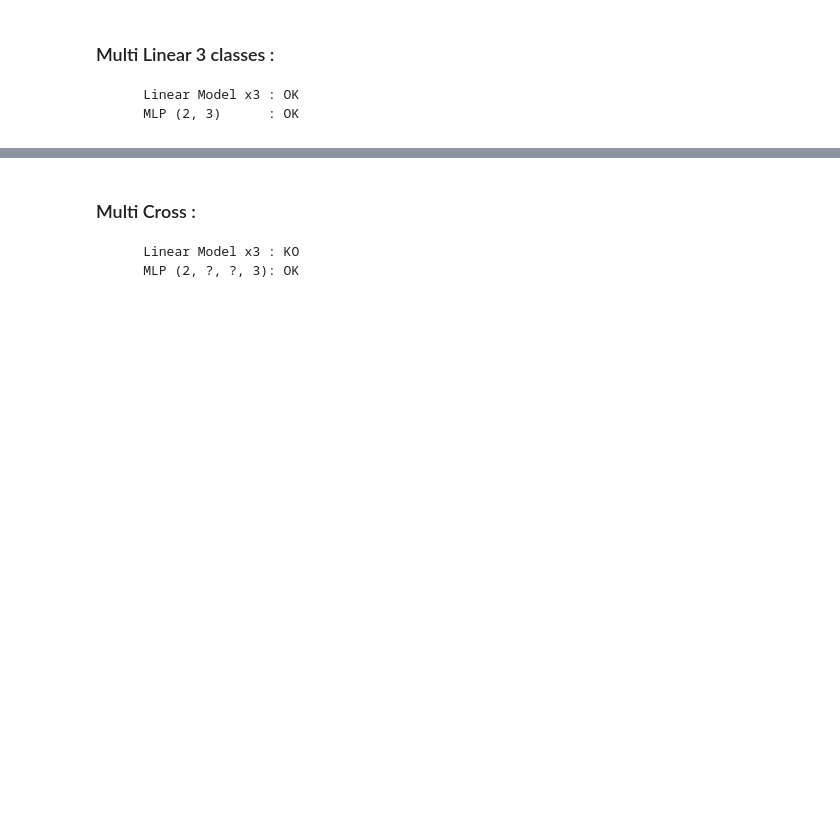
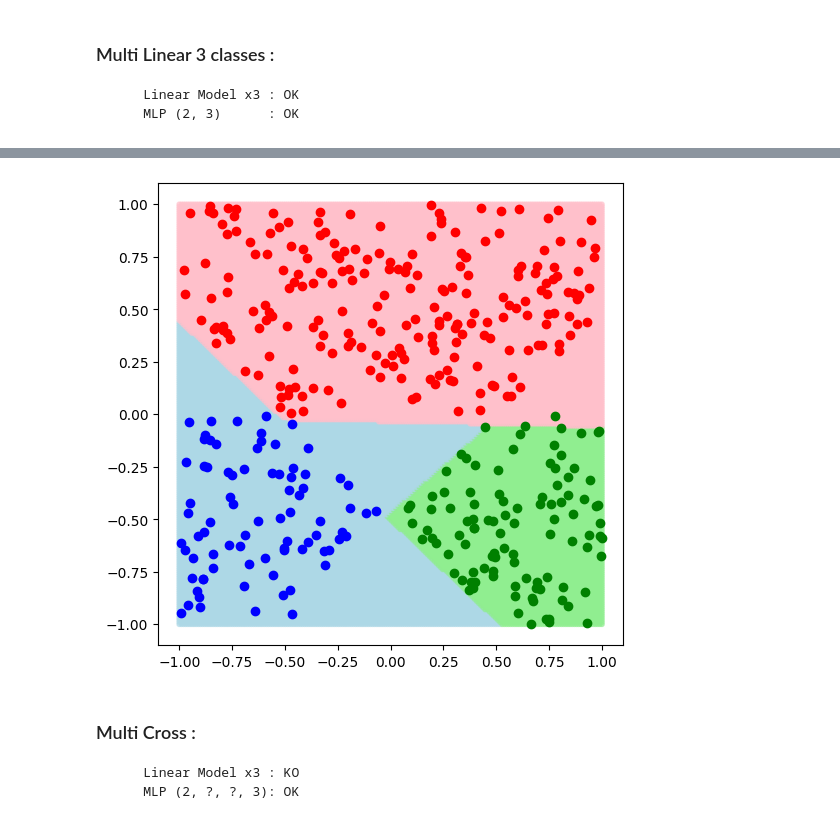
Before and after one commit to xaxam2001/Snake, a Jupyter notebook: python-test-folder/[Notebook] Cas de tests.ipynb, the cells around one changed output, grey strips where cells are left out. Drawn from its saved outputs; the diff is of its cells as text; code cells hidden in the pictures; blank space fills up the shorter version.

```diff
--- a/python-test-folder/[Notebook] Cas de tests.ipynb
+++ b/python-test-folder/[Notebook] Cas de tests.ipynb
@@ -309,3 +335,34 @@ plt.clf()
+# %%
+# Create grid points using meshgrid
+x1 = np.linspace(-1, 1, 200)
+x2 = np.linspace(-1, 1, 200)
+X1, X2 = np.meshgrid(x1, x2)
+X_bg = np.column_stack((X1.ravel(), X2.ravel()))  # shape (N, 2)
+
+# Get predictions (scores) from each perceptron model
+scores = [model.predict_batch(X_bg) for model in models]  # each shape (N, 1)
+scores = np.hstack(scores)  # shape (N, 3)
+
+# Pick the class with the highest score
+preds = np.argmax(scores, axis=1)
+
+# Define colors for 3 classes
+color_map = np.array(['lightblue', 'pink', 'lightgreen'])
+colors = color_map[preds]
+
+# Plot the decision regions
+plt.figure(figsize=(6, 6))
+plt.scatter(X_bg[:, 0], X_bg[:, 1], c=colors, s=10, alpha=0.6)
+
+# (Optional) Plot your original points if you have X, Y
+# plt.scatter(X[:, 0], X[:, 1], c=np.argmax(Y, axis=1), edgecolor='k', s=50)
+
+plt.scatter(np.array(list(map(lambda elt : elt[1], filter(lambda c: Y[c[0]][0] == 1, enumerate(X)))))[:,0], np.array(list(map(lambda elt : elt[1], filter(lambda c: Y[c[0]][0] == 1, enumerate(X)))))[:,1], color='blue')
+plt.scatter(np.array(list(map(lambda elt : elt[1], filter(lambda c: Y[c[0]][1] == 1, enumerate(X)))))[:,0], np.array(list(map(lambda elt : elt[1], filter(lambda c: Y[c[0]][1] == 1, enumerate(X)))))[:,1], color='red')
+plt.scatter(np.array(list(map(lambda elt : elt[1], filter(lambda c: Y[c[0]][2] == 1, enumerate(X)))))[:,0], np.array(list(map(lambda elt : elt[1], filter(lambda c: Y[c[0]][2] == 1, enumerate(X)))))[:,1], color='green')
+plt.show()
+# %% [output]
+[figure, added]
 # %% [markdown]
 ### Multi Cross :
         Linear Model x3 : KO
```
Also changed, not shown: parts of 16 cells of this notebook, 1 other file.
